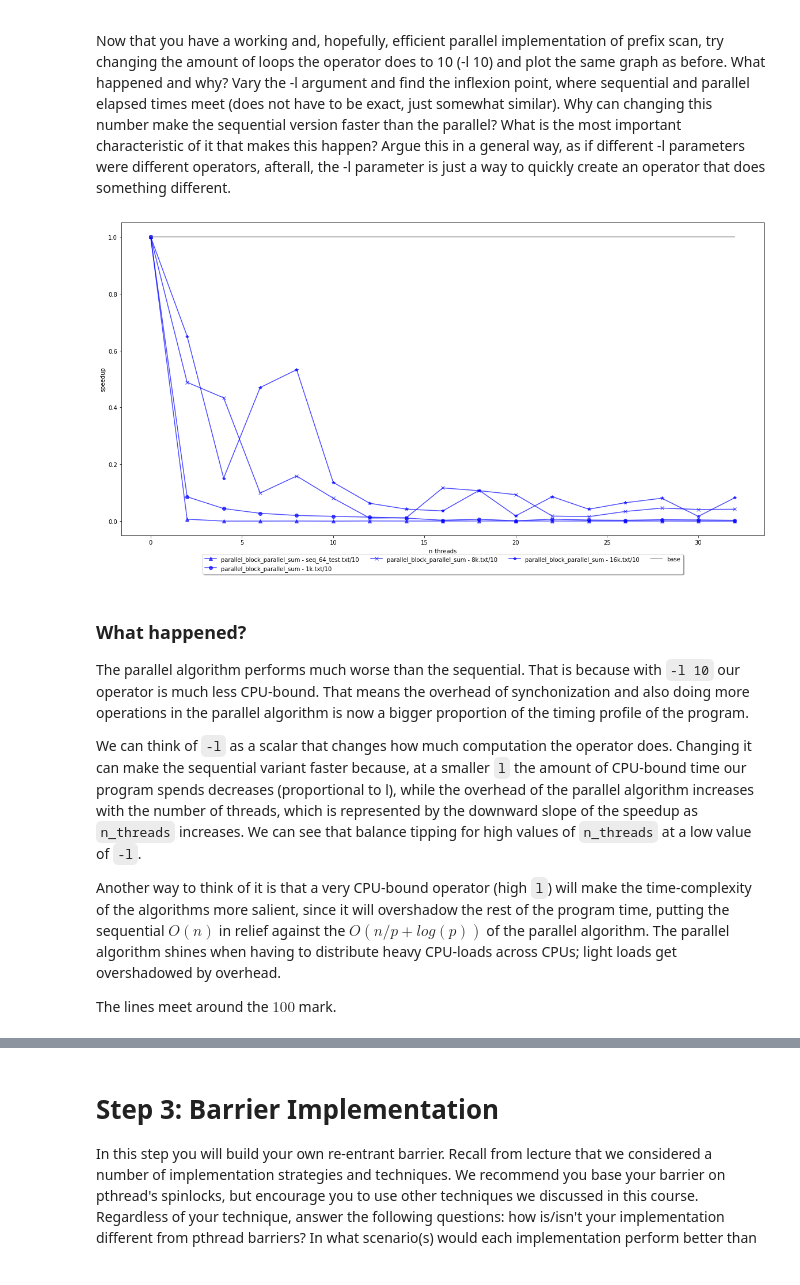
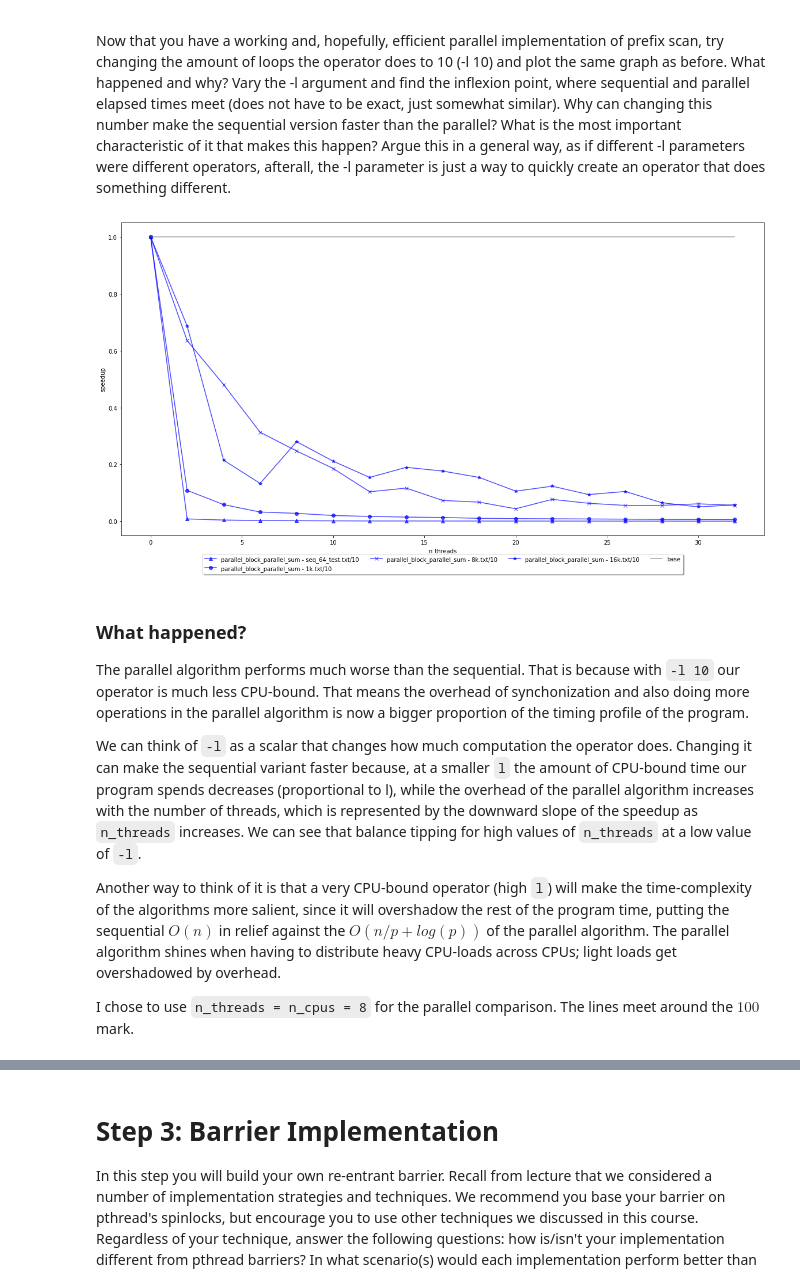
Before and after one commit to oneamtu/parallel_systems, a Jupyter notebook: ps_hw1/analysis.ipynb, the cells around one changed output, grey strips where cells are left out. Saved outputs shown, nothing was run; the diff lists cells and outputs as text; code cells hidden in the pictures.

```diff
--- a/ps_hw1/analysis.ipynb
+++ b/ps_hw1/analysis.ipynb
@@ -19,7 +19,7 @@ the whole input. The time complexity of the tree algorithm is $O(log(n))$ if it
 # %%
 results = pickle.load(open("results/exp_1-10000.pickle", "rb"))
 
-threads = [int(x) for x in results[0][2:]]
+threads = [x for x in results[0][2:]]
 
 colors = {
     "parallel_block_sequential_sum": "r",
@@ -35,7 +35,7 @@ plot.ylabel("time (ms)")
 
 m = 0
 for result in results[1:]:
-    line, = plot.plot(threads, [int(x) for x in result[2:]], marker=markers[int(m / 3)], color=colors[result[0]], alpha=0.7)
+    line, = plot.plot(threads, [x for x in result[2:]], marker=markers[int(m / 3)], color=colors[result[0]], alpha=0.7)
     line.set_label(result[0] + " - " + result[1])
 
     m += 1
@@ -54,7 +54,7 @@ Next let's look at the speedup vs. sequential for `parallel_block_parallel_sum`
 # %%
 results = pickle.load(open("results/exp_1-10000.pickle", "rb"))
 
-threads = [int(x) for x in results[0][2:]]
+threads = [x for x in results[0][2:]]
 
 colors = {
     "parallel_block_sequential_sum": "r",
@@ -71,7 +71,7 @@ plot.ylabel("speedup")
 m = 0
 for result in results[1:]:
     if result[0] == "parallel_block_parallel_sum":
-        line, = plot.plot(threads, [int(result[2])/int(x) for x in result[2:]], marker=markers[int(m / 3)], color=colors[result[0]], alpha=0.7)
+        line, = plot.plot(threads, [result[2]/x for x in result[2:]], marker=markers[int(m / 3)], color=colors[result[0]], alpha=0.7)
         line.set_label(result[0] + " - " + result[1])
 
     m += 1
@@ -96,36 +96,36 @@ Now that you have a working and, hopefully, efficient parallel implementation of
 # %%
 results = pickle.load(open("results/exp_1-10.pickle", "rb"))
 
-threads = [int(x) for x in results[0][2:]]
+threads = [x for x in results[0][2:]]
 
 colors = {
     "parallel_block_sequential_sum": "r",
     "parallel_block_parallel_sum": "b",
     "parallel_tree_sum": "g",
 }
 markers = ["^", "o", "x", "*"]
 
 plot.rcParams["figure.figsize"] = (20,10)
 
 plot.xlabel("n_threads")
 plot.ylabel("speedup")
 
 m = 0
 for result in results[1:]:
     if result[0] == "parallel_block_parallel_sum":
-        line, = plot.plot(threads, [int(result[2])/int(x) for x in result[2:]], marker=markers[int(m / 3)], color=colors[result[0]], alpha=0.7)
+        line, = plot.plot(threads, [result[2]/x for x in result[2:]], marker=markers[int(m / 3)], color=colors[result[0]], alpha=0.7)
         line.set_label(result[0] + " - " + result[1])
 
     m += 1
 
 line, = plot.plot(threads, [1.0 for x in threads], color='gray', alpha=0.7)
 line.set_label("base")
 
 plot.legend(loc='upper center', bbox_to_anchor=(0.5, -0.05), shadow=True, ncol=4)
 
 plot.show()
 # %% [output]
-[figure, old version]
+[figure, new version]
 # %% [markdown]
 ### What happened?
 
@@ -135,7 +135,7 @@ We can think of `-l` as a scalar that changes how much computation the operator
 
 Another way to think of it is that a very CPU-bound operator (high `l`) will make the time-complexity of the algorithms more salient, since it will overshadow the rest of the program time, putting the sequential $O(n)$ in relief against the $O(n/p + log(p))$ of the parallel algorithm. The parallel algorithm shines when having to distribute heavy CPU-loads across CPUs; light loads get overshadowed by overhead.
 
-The lines meet around the $100$ mark.
+I chose to use `n_threads = n_cpus = 8` for the parallel comparison. The lines meet around the $100$ mark.
 # %%
 results = pickle.load(open("results/exp_2.pickle", "rb"))
 
```
Also changed, not shown: parts of 9 cells of this notebook, 2 other files.
